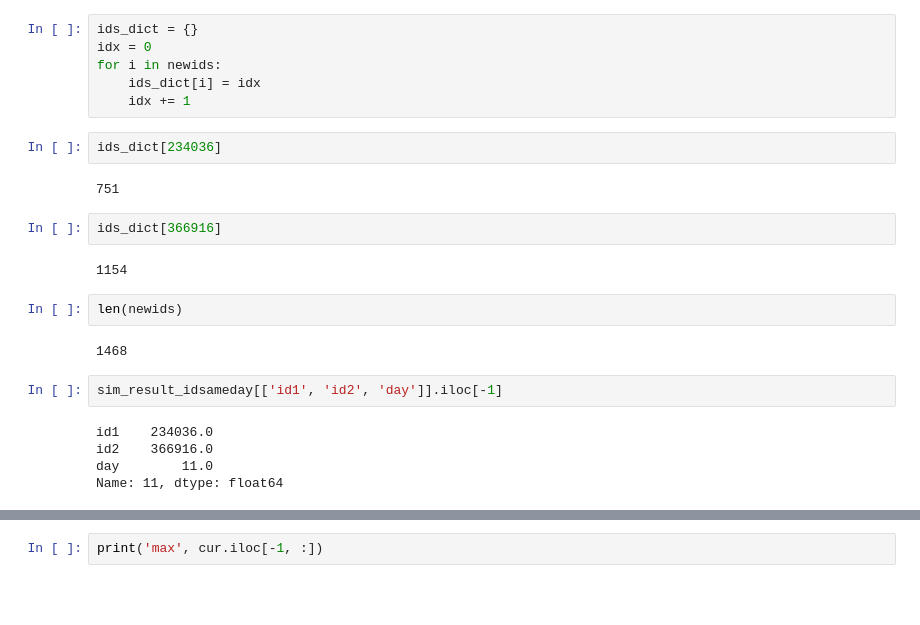
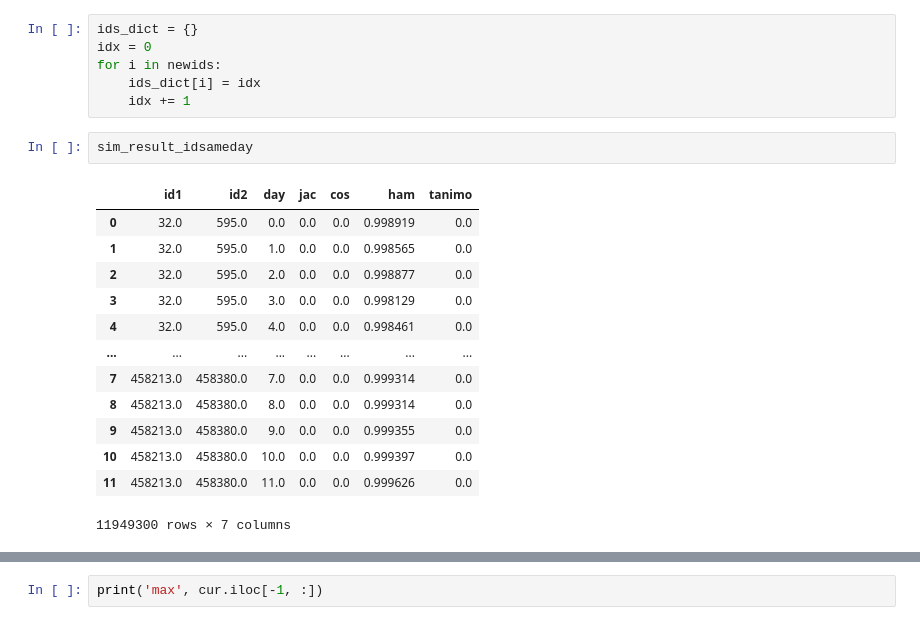
Before and after one commit to Yiran6/app_baseddata_processing, a Jupyter notebook: app_based_dt_check.ipynb, the cells around one changed output, grey strips where cells are left out. Saved outputs shown, nothing was run; the diff lists cells and outputs as text; blank space fills up the shorter version.

```diff
--- a/app_based_dt_check.ipynb
+++ b/app_based_dt_check.ipynb
@@ -645,25 +651,22 @@ idx = 0
 for i in newids:
     ids_dict[i] = idx
     idx += 1
-# %%
-ids_dict[234036]
-# %% [output]
-751
-# %%
-ids_dict[366916]
-# %% [output]
-1154
-# %%
-len(newids)
-# %% [output]
-1468
-# %%
-sim_result_idsameday[['id1', 'id2', 'day']].iloc[-1]
-# %% [output]
-id1    234036.0
-id2    366916.0
-day        11.0
-Name: 11, dtype: float64
+# %%
+sim_result_idsameday
+# %% [output]
+|  | id1 | id2 | day | jac | cos | ham | tanimo |
+| 0 | 32.0 | 595.0 | 0.0 | 0.0 | 0.0 | 0.998919 | 0.0 |
+| 1 | 32.0 | 595.0 | 1.0 | 0.0 | 0.0 | 0.998565 | 0.0 |
+| 2 | 32.0 | 595.0 | 2.0 | 0.0 | 0.0 | 0.998877 | 0.0 |
+| 3 | 32.0 | 595.0 | 3.0 | 0.0 | 0.0 | 0.998129 | 0.0 |
+| 4 | 32.0 | 595.0 | 4.0 | 0.0 | 0.0 | 0.998461 | 0.0 |
+| ... | ... | ... | ... | ... | ... | ... | ... |
+| 7 | 458213.0 | 458380.0 | 7.0 | 0.0 | 0.0 | 0.999314 | 0.0 |
+| 8 | 458213.0 | 458380.0 | 8.0 | 0.0 | 0.0 | 0.999314 | 0.0 |
+| 9 | 458213.0 | 458380.0 | 9.0 | 0.0 | 0.0 | 0.999355 | 0.0 |
+| 10 | 458213.0 | 458380.0 | 10.0 | 0.0 | 0.0 | 0.999397 | 0.0 |
+| 11 | 458213.0 | 458380.0 | 11.0 | 0.0 | 0.0 | 0.999626 | 0.0 |
+11949300 rows × 7 columns
 # %%
 sim_result_idsameday[sim_result_idsameday['jac']!=0]
 # %% [output]
```
Also changed, not shown: parts of 6 cells of this notebook.
